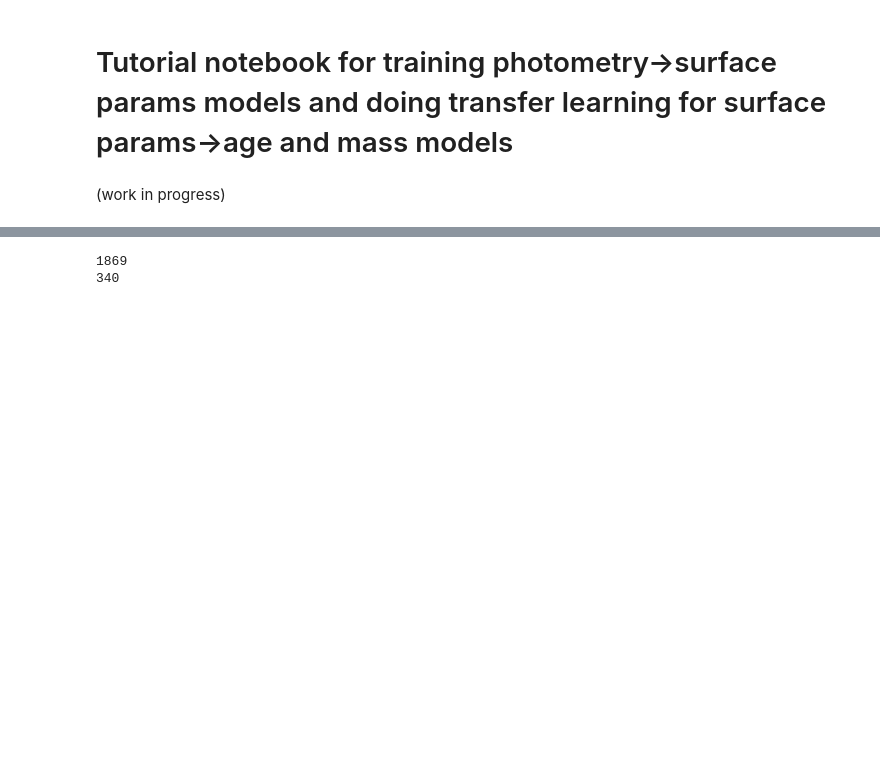
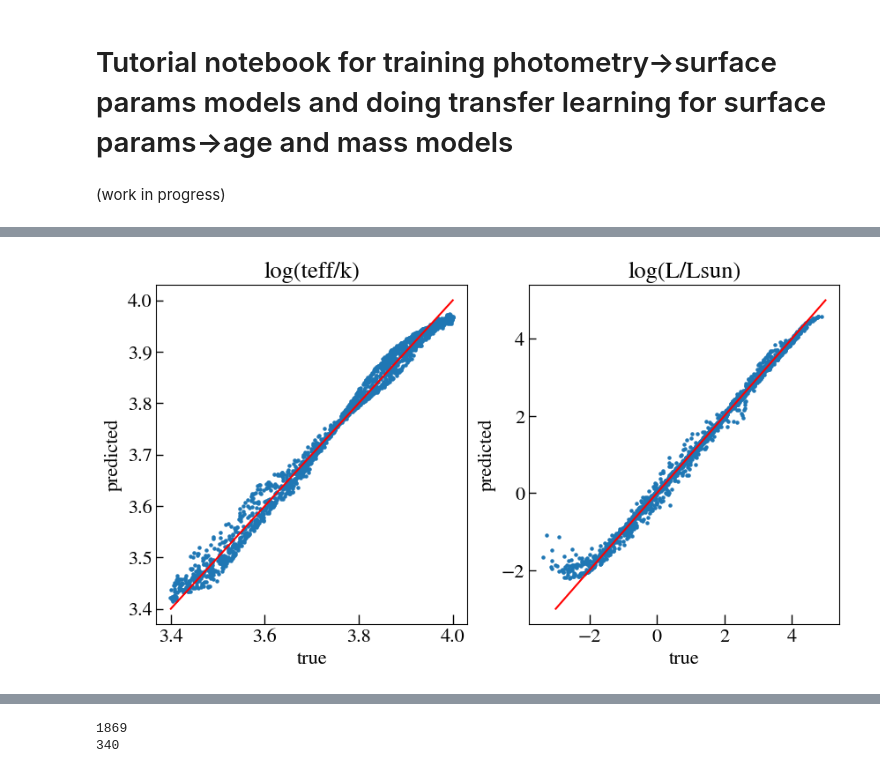
Before and after one commit to anya-m-phillips/StelNet_Transfer_Learning, a Jupyter notebook: train_stelnet_models.ipynb, the cells around one changed output, grey strips where cells are left out. Cells and saved outputs as stored; diff of their text form; code cells hidden in the pictures; blank space fills up the shorter version.

Commit message:
adding scripts/demo for training and testing new photometry models

```diff
--- a/train_stelnet_models.ipynb
+++ b/train_stelnet_models.ipynb
@@ -27,0 +56,11 @@ import StelNet as st
+# %%
+# testing the model we build as an example
+modelname="payne_10layer_10node_1000it_1em3lr_example_for_github"
+test_object = test_photnn(modelname, n_layers=10, n_nodes=10)
+test_object.model_load_predict()
+test_object.unnormalize_train_test()
+# %%
+# plot predicted versus ground truth for the test data:
+test_object.plot_performance()
+# %% [output]
+[figure, added]
```
Also changed, not shown: parts of 14 cells of this notebook, 12 other files.
